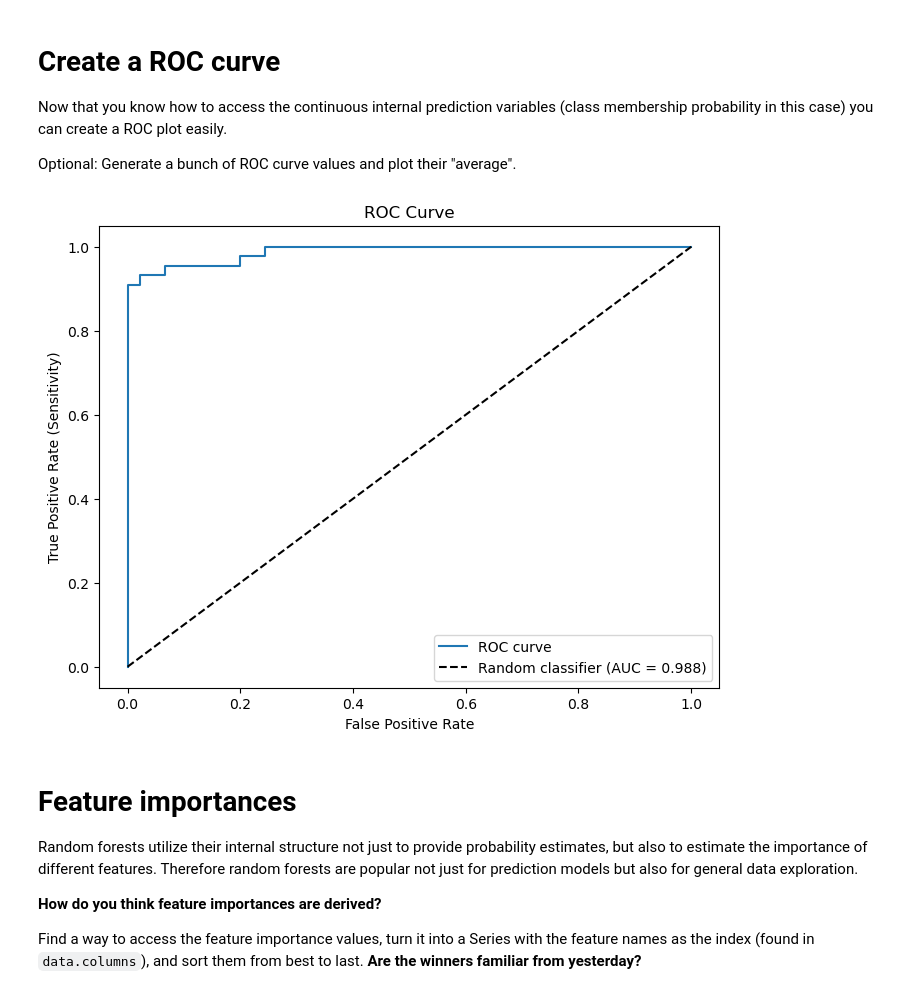
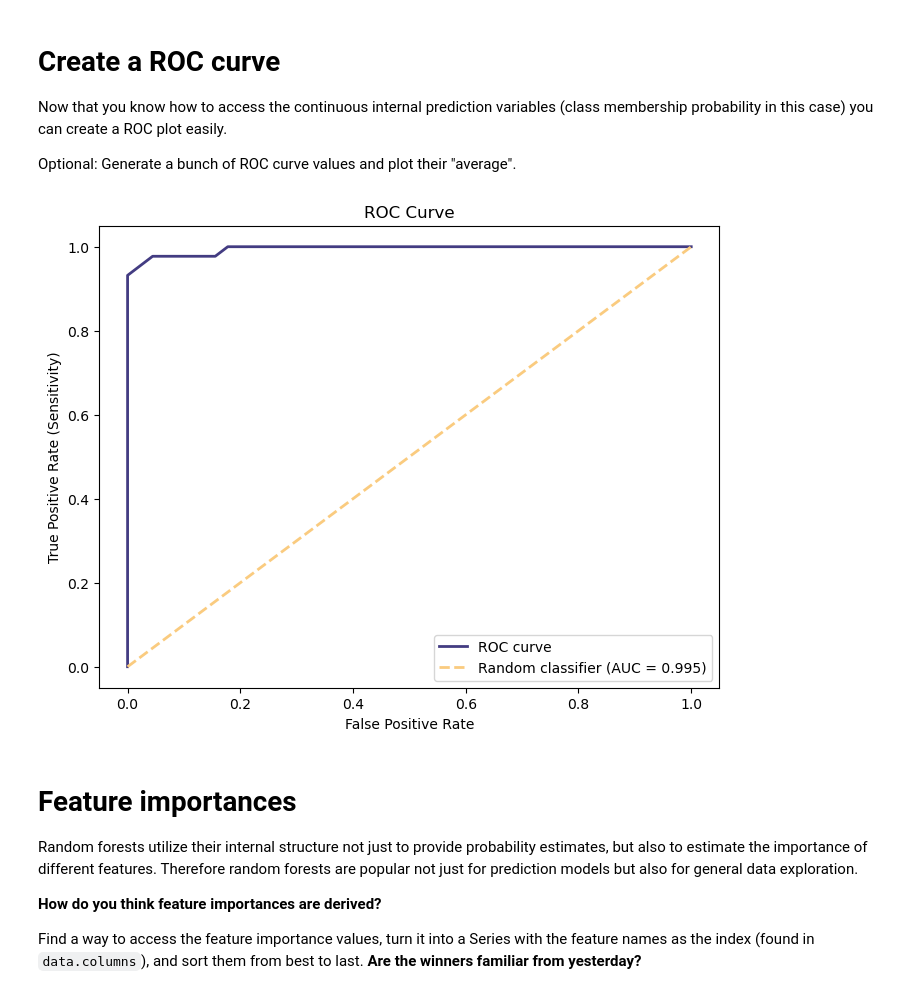
Before and after one commit to PeterBrederlow/PracticalIntegrativeBioinformatics, a Jupyter notebook: Day9_1-Random_forests_on_phenotype.ipynb, the cells around one changed output. Saved outputs shown, nothing was run; the diff lists cells and outputs as text; code cells hidden in the pictures.

```diff
--- a/Day9_1-Random_forests_on_phenotype.ipynb
+++ b/Day9_1-Random_forests_on_phenotype.ipynb
@@ -249,7 +249,7 @@ plt.show()
 # %% [output]
 [figure]
 # %%
-rf = RandomForestClassifier(n_estimators=300)
+rf = RandomForestClassifier(n_estimators=1000, random_state=500)
 rf.fit(data, target)
 pred_proba = cross_val_predict(rf, data, target, cv=skf, method='predict_proba')[:, 1]
 
@@ -367,19 +367,19 @@ Optional: Generate a bunch of ROC curve values and plot their "average".
 # %%
 # YOUR CODE HERE
 decision_scores = cross_val_predict(rf, data, target, cv=skf, method='predict_proba')[:, 1]
 fpr, tpr, thresholds = roc_curve(target, decision_scores)
 roc_auc = auc(fpr, tpr)
 
 plt.figure(figsize=(8, 6))
-plt.plot(fpr, tpr, label='ROC curve')
-plt.plot([0, 1], [0, 1], 'k--', label=f'Random classifier (AUC = {roc_auc:.3f})')
+plt.plot(fpr, tpr, label='ROC curve', color = '#433c82', linewidth=2)
+plt.plot([0, 1], [0, 1], 'k--', label=f'Random classifier (AUC = {roc_auc:.3f})', linewidth=2, color = '#facb7f')
 plt.xlabel('False Positive Rate')
 plt.ylabel('True Positive Rate (Sensitivity)')
 plt.title('ROC Curve')
 plt.legend()
 plt.show()
 # %% [output]
-[figure, old version]
+[figure, new version]
 # %% [markdown]
 # Feature importances
 
```
Also changed, not shown: parts of 8 cells of this notebook, 1 other file.
